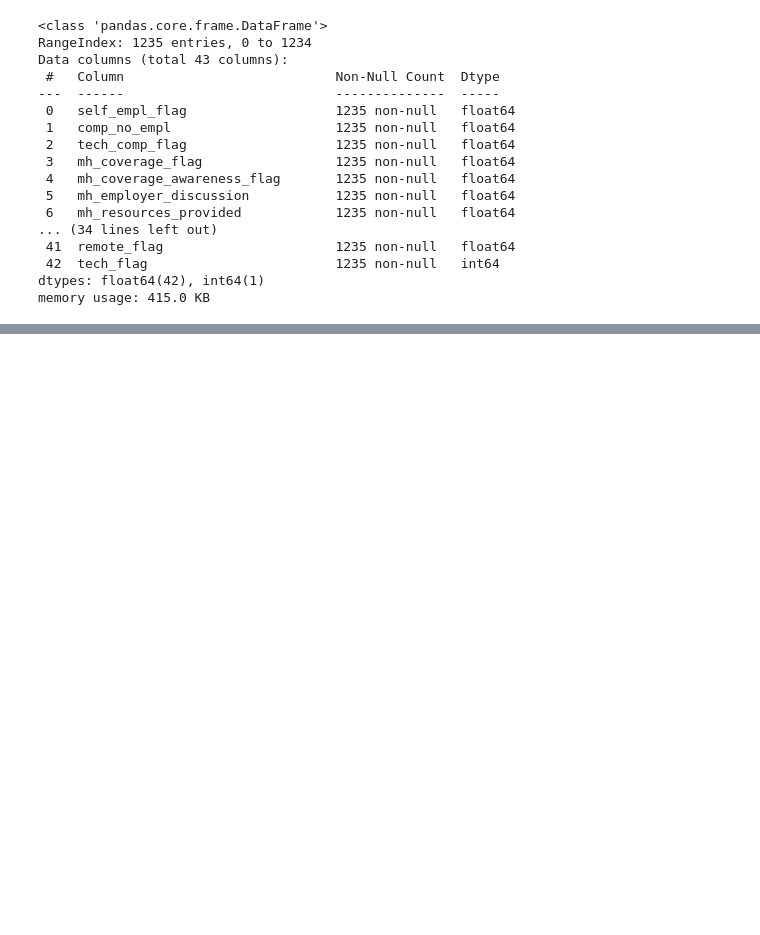
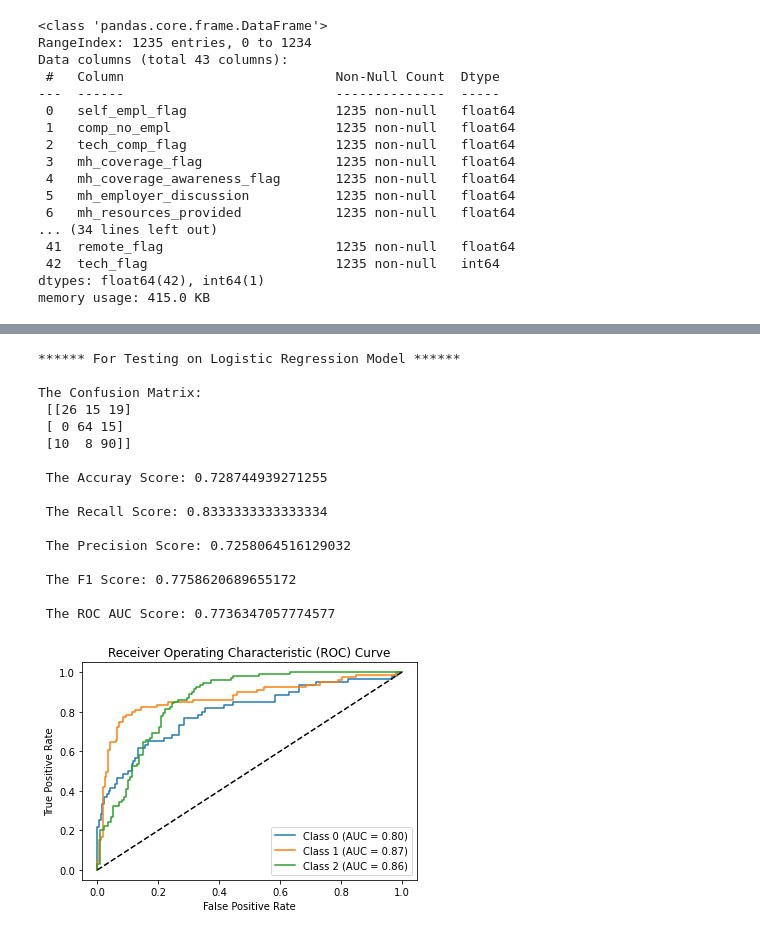
Before and after one commit to Mohitchvk/OSMI-Mental-Health-Illness-Classifier, a Jupyter notebook: classifier.ipynb, the cells around one changed output, grey strips where cells are left out. Saved outputs shown, nothing was run; the diff lists cells and outputs as text; code cells hidden in the pictures; blank space fills up the shorter version.

```diff
--- a/classifier.ipynb
+++ b/classifier.ipynb
@@ -42,0 +193,20 @@ x_train, x_test, y_train, y_test = train_test_split(X,y, test_size=0.2, random_s
+# %%
+test_scores(model,'Logistic Regression',3)
+# %% [output]
+****** For Testing on Logistic Regression Model ******
+
+The Confusion Matrix:
+ [[26 15 19]
+ [ 0 64 15]
+ [10  8 90]]
+
+ The Accuray Score: 0.728744939271255
+
+ The Recall Score: 0.8333333333333334
+
+ The Precision Score: 0.7258064516129032
+
+ The F1 Score: 0.7758620689655172
+
+ The ROC AUC Score: 0.7736347057774577
+[figure, added]
```
Also changed, not shown: parts of 9 cells of this notebook.
